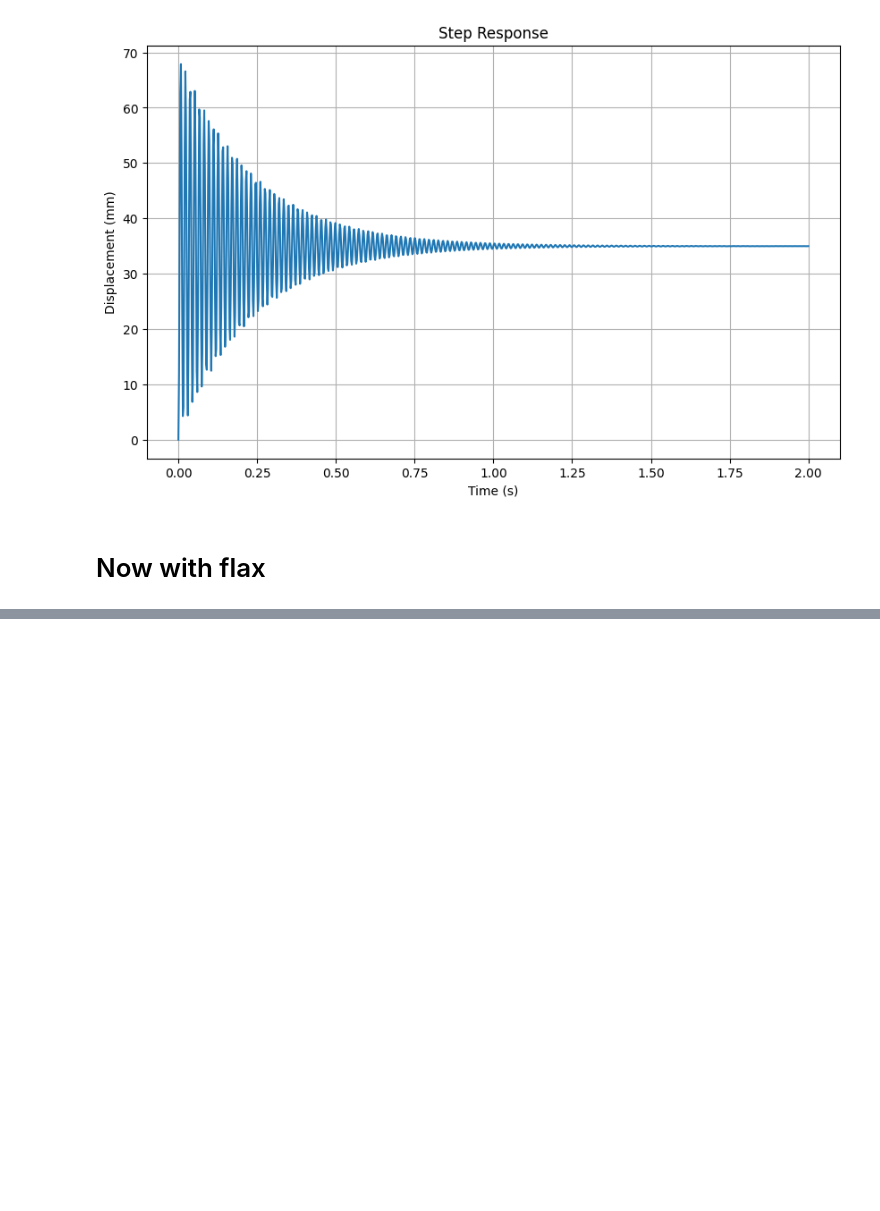
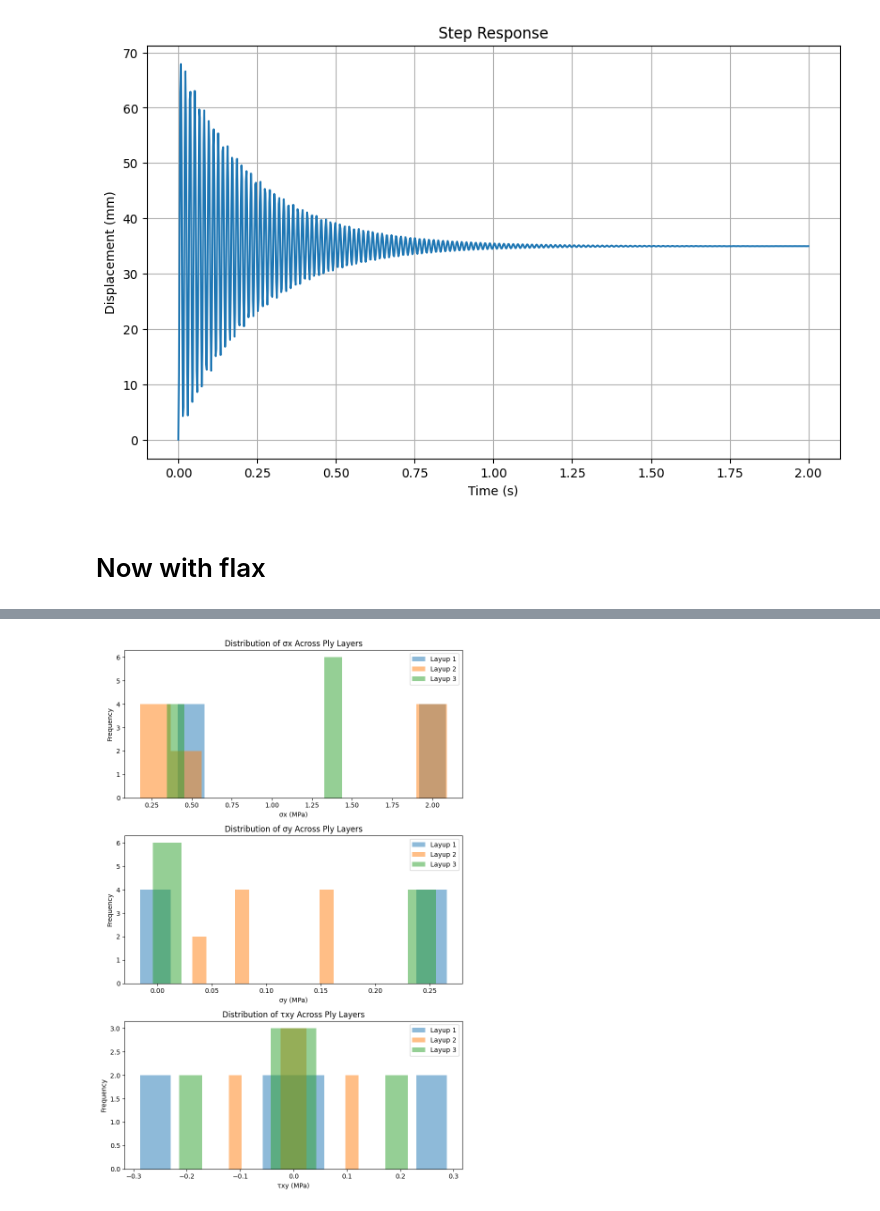
Before and after one commit to jackhenry02/Bike_coding, a Jupyter notebook: simulation.ipynb, the cells around one changed output, grey strips where cells are left out. Drawn from its saved outputs; the diff is of its cells as text; code cells hidden in the pictures; blank space fills up the shorter version.

```diff
--- a/simulation.ipynb
+++ b/simulation.ipynb
@@ -236,0 +398,35 @@ Natural frequency (1st mode): 3032.83 Hz
+# %%
+stress_components = ['σx', 'σy', 'τxy']
+stress_data = {f'Layup {i+1}': {comp: [] for comp in stress_components} for i in range(len(layups))}
+
+for i, layup in enumerate(layups):
+    loads = {
+        'Nx': 1000,
+        'Ny': 100,
+        'Nxy': 0,
+        'Mx': 0,
+        'My': 0,
+        'Mxy': 0
+    }
+    stresses = layup.get_ply_stresses(loads)
+    for ply in stresses:
+        s = ply['stress_global']
+        stress_data[f'Layup {i+1}']['σx'].append(s[0])
+        stress_data[f'Layup {i+1}']['σy'].append(s[1])
+        stress_data[f'Layup {i+1}']['τxy'].append(s[2])
+
+# Plot histograms
+fig, axs = plt.subplots(len(stress_components), 1, figsize=(8, 4*len(stress_components)))
+
+for ax, comp in zip(axs, stress_components):
+    for layup_label in stress_data:
+        ax.hist(stress_data[layup_label][comp], alpha=0.5, label=layup_label)
+    ax.set_title(f'Distribution of {comp} Across Ply Layers')
+    ax.set_xlabel(f'{comp} (MPa)')
+    ax.set_ylabel('Frequency')
+    ax.legend()
+
+plt.tight_layout()
+plt.show()
+# %% [output]
+[figure, added]
```
Also changed, not shown: parts of 11 cells of this notebook, 3 other files.
